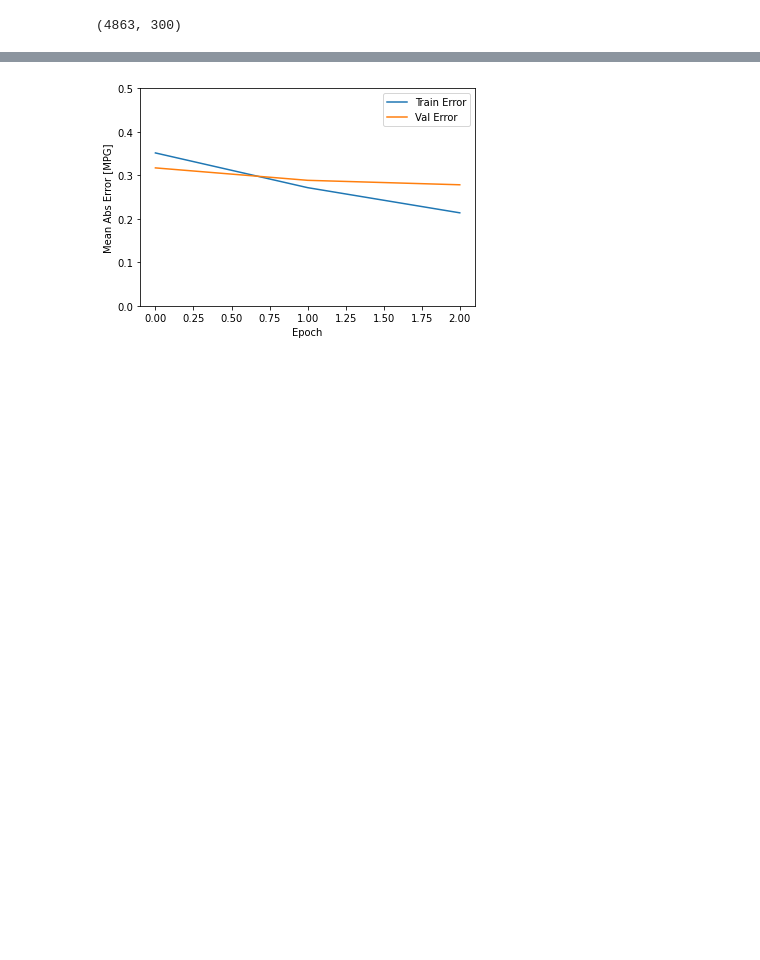
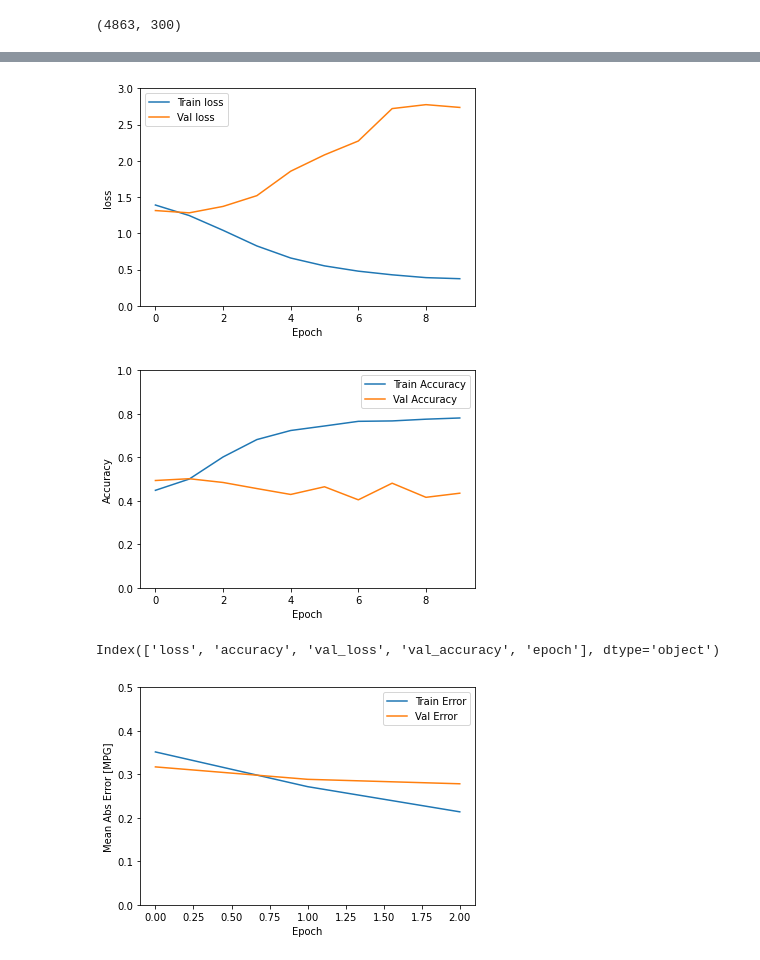
Before and after one commit to L3P3titPrince/40_Google_Q-A, a Jupyter notebook: 31_Google_Q-A_11202020.ipynb, the cells around one changed output, grey strips where cells are left out. Cells and saved outputs as stored; diff of their text form; code cells hidden in the pictures; blank space fills up the shorter version.

```diff
--- a/31_Google_Q-A_11202020.ipynb
+++ b/31_Google_Q-A_11202020.ipynb
@@ -1178,3 +1825,42 @@ Epoch 3/3
+# %%
+def plot_history_acc(history):
+    hist = pd.DataFrame(history.history)
+    hist['epoch'] = history.epoch
+
+    # ****loss plost *******************
+    plt.figure()
+    plt.xlabel('Epoch')
+    plt.ylabel('loss')
+    plt.plot(hist['epoch'], hist['loss'],
+           label='Train loss')
+    plt.plot(hist['epoch'], hist['val_loss'],
+           label = 'Val loss')
+    plt.ylim([0,3])
+    plt.legend()
+    plt.savefig('04_images/12_NN_Classify_10Epochs_loss.png', dpi=150, format='png')
+
+    #****************accuracy plot******************
+    plt.figure()
+    plt.xlabel('Epoch')
+    plt.ylabel('Accuracy')
+    plt.plot(hist['epoch'], hist['accuracy'],
+           label='Train Accuracy')
+    plt.plot(hist['epoch'], hist['val_accuracy'],
+           label = 'Val Accuracy')
+    plt.ylim([0,1])
+    plt.legend()
+    plt.savefig('04_images/13_NN_Classify_10Epochs_acc.png', dpi=150, format='png')
+    plt.show()
+    return hist
+
+hist = plot_history_acc(history_a)
+# %% [output]
+[figure, added]
+[figure, added]
+# %%
+hist.columns
+# %% [output]
+Index(['loss', 'accuracy', 'val_loss', 'val_accuracy', 'epoch'], dtype='object')
 # %%
 def plot_history(history):
   hist = pd.DataFrame(history.history)
```
Also changed, not shown: parts of 126 cells of this notebook, 20 other files.
